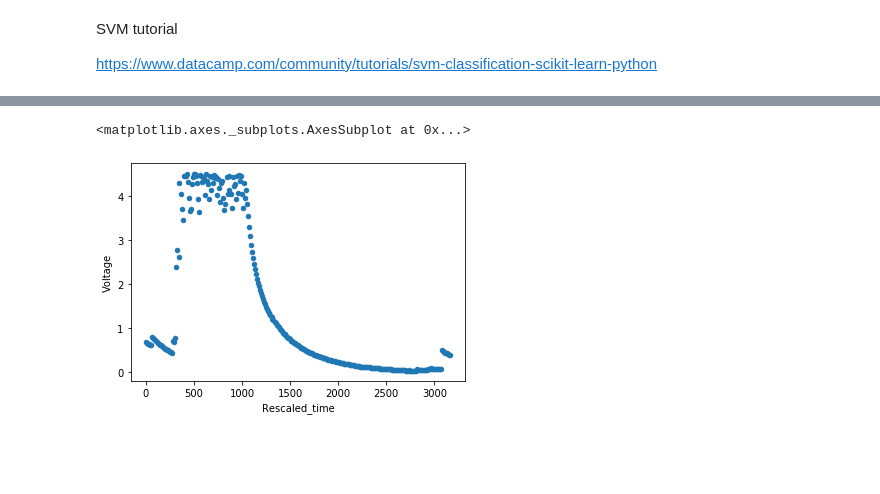
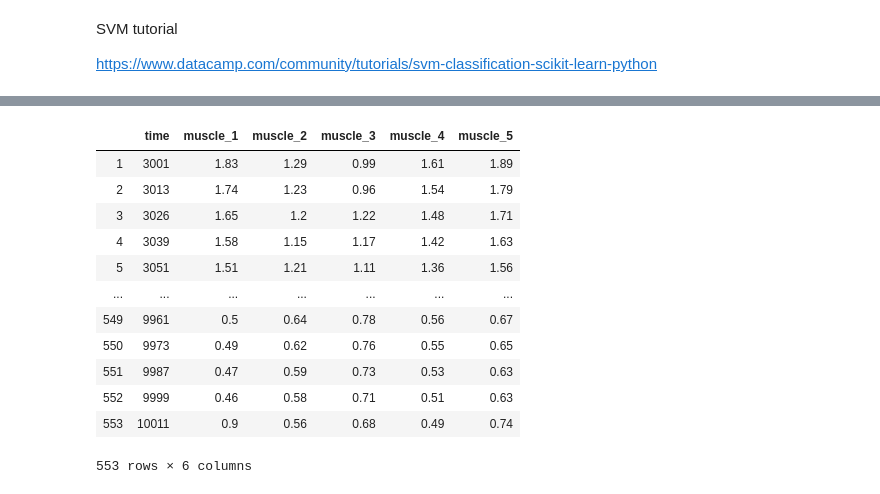
Before and after one commit to thangvle/smart_pros, a Jupyter notebook: hand_jupyter_notebook/EMG mani.ipynb, the cells around one changed output, grey strips where cells are left out. Cells and saved outputs as stored; diff of their text form; code cells hidden in the pictures; blank space fills up the shorter version.

```diff
--- a/hand_jupyter_notebook/EMG mani.ipynb
+++ b/hand_jupyter_notebook/EMG mani.ipynb
@@ -53,5 +90,0 @@ mpl.show()
-# %%
- emg_df.plot(x='Rescaled_time', y="Voltage", kind="scatter")
-# %% [output]
-<matplotlib.axes._subplots.AxesSubplot at 0x...>
-[figure, removed]
@@ -57,0 +95,16 @@ mpl.show()
+# %%
+cup_df
+# %% [output]
+|  | time | muscle_1 | muscle_2 | muscle_3 | muscle_4 | muscle_5 |
+| 1 | 3001 | 1.83 | 1.29 | 0.99 | 1.61 | 1.89 |
+| 2 | 3013 | 1.74 | 1.23 | 0.96 | 1.54 | 1.79 |
+| 3 | 3026 | 1.65 | 1.2 | 1.22 | 1.48 | 1.71 |
+| 4 | 3039 | 1.58 | 1.15 | 1.17 | 1.42 | 1.63 |
+| 5 | 3051 | 1.51 | 1.21 | 1.11 | 1.36 | 1.56 |
+| ... | ... | ... | ... | ... | ... | ... |
+| 549 | 9961 | 0.5 | 0.64 | 0.78 | 0.56 | 0.67 |
+| 550 | 9973 | 0.49 | 0.62 | 0.76 | 0.55 | 0.65 |
+| 551 | 9987 | 0.47 | 0.59 | 0.73 | 0.53 | 0.63 |
+| 552 | 9999 | 0.46 | 0.58 | 0.71 | 0.51 | 0.63 |
+| 553 | 10011 | 0.9 | 0.56 | 0.68 | 0.49 | 0.74 |
+553 rows × 6 columns
```
Also changed, not shown: parts of 16 cells of this notebook, 2 other files.
